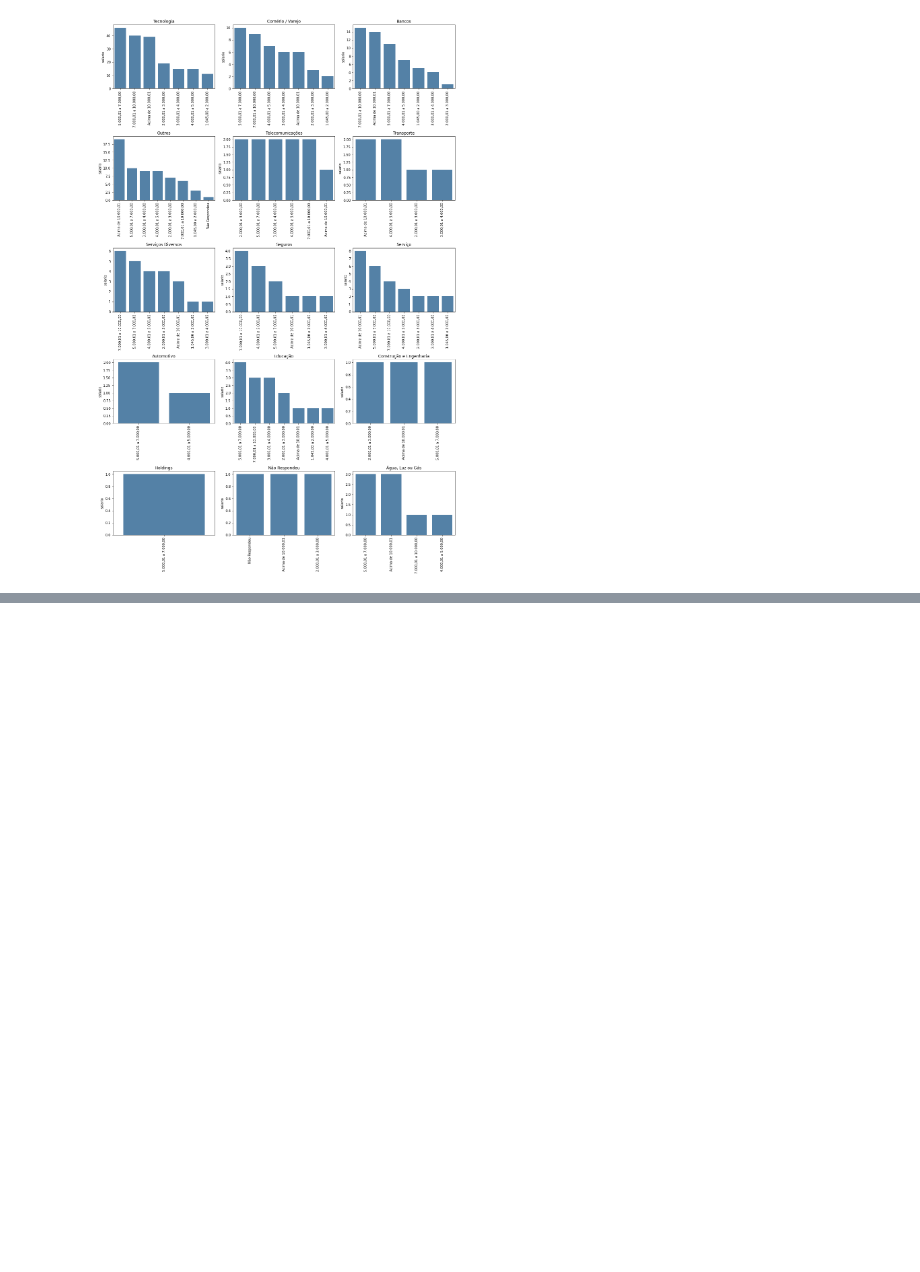
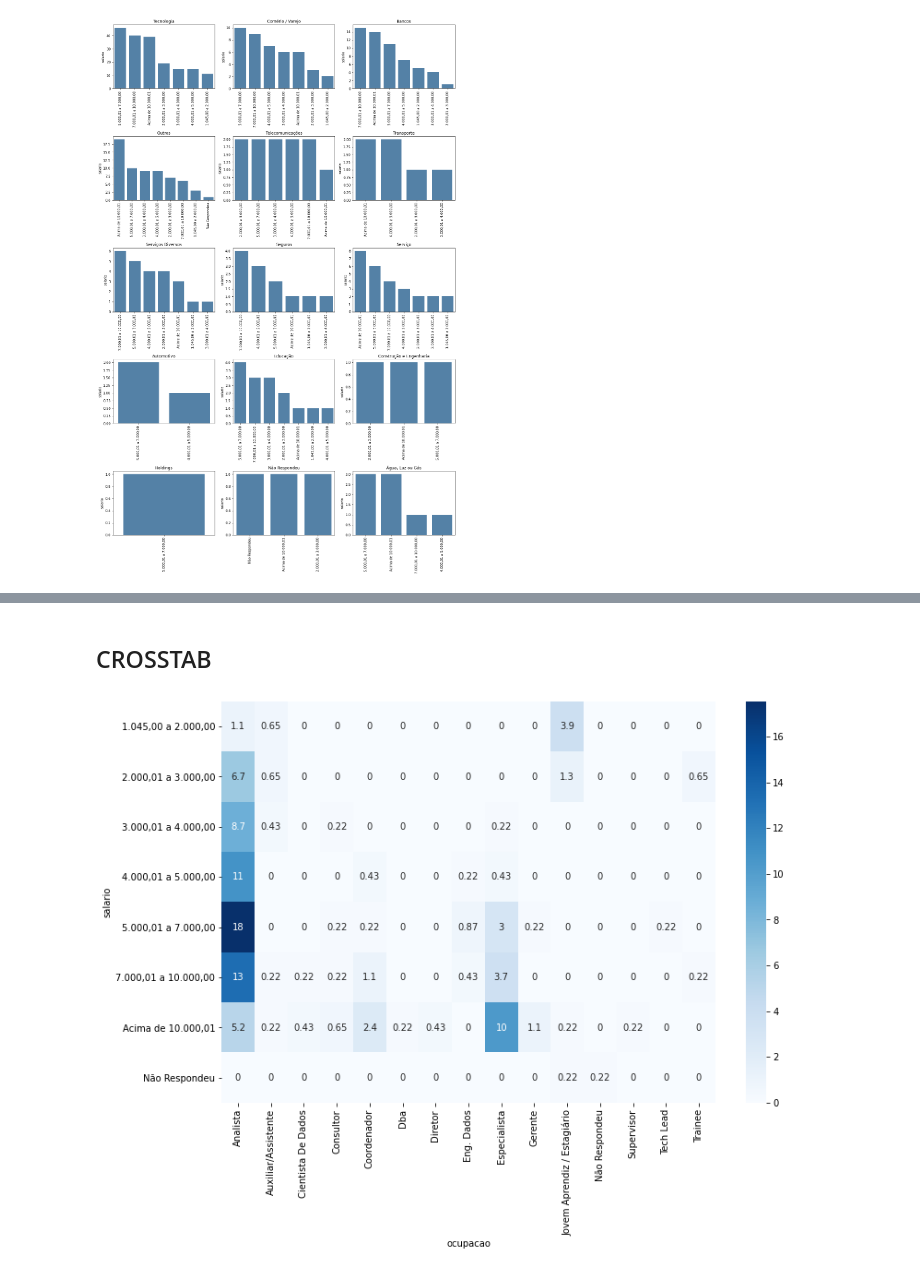
Before and after one commit to daianeklein/data-surveys, a Jupyter notebook: Pesquisa01_salariomediodados.ipynb, the cells around one changed output, grey strips where cells are left out. Saved outputs shown, nothing was run; the diff lists cells and outputs as text; code cells hidden in the pictures; blank space fills up the shorter version.

```diff
--- a/Pesquisa01_salariomediodados.ipynb
+++ b/Pesquisa01_salariomediodados.ipynb
@@ -750,0 +765,10 @@ for d in df1:
+# %% [markdown]
+## CROSSTAB
+# %%
+# criando a tabela
+crosstab = pd.crosstab(df['salario'], df['ocupacao'], normalize = True) * 100
+
+plt.figure(figsize = (12, 8))
+sns.heatmap(data = crosstab, annot = True, cmap = 'Blues');
+# %% [output]
+[figure, added]
```
Also changed, not shown: parts of 9 cells of this notebook.
